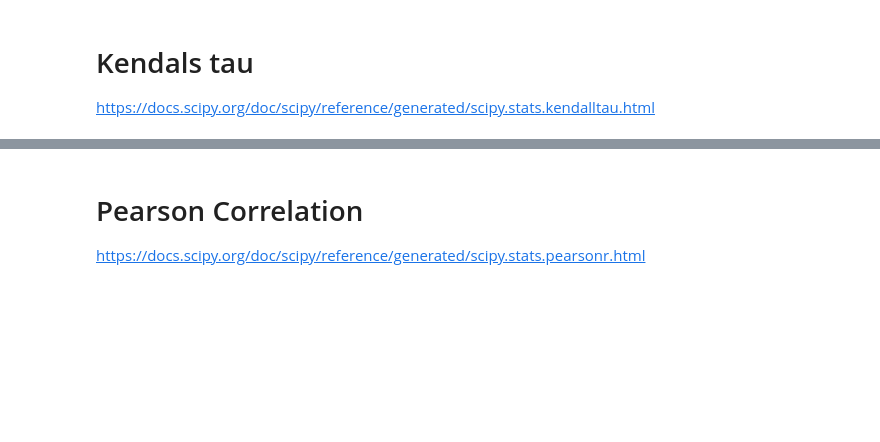
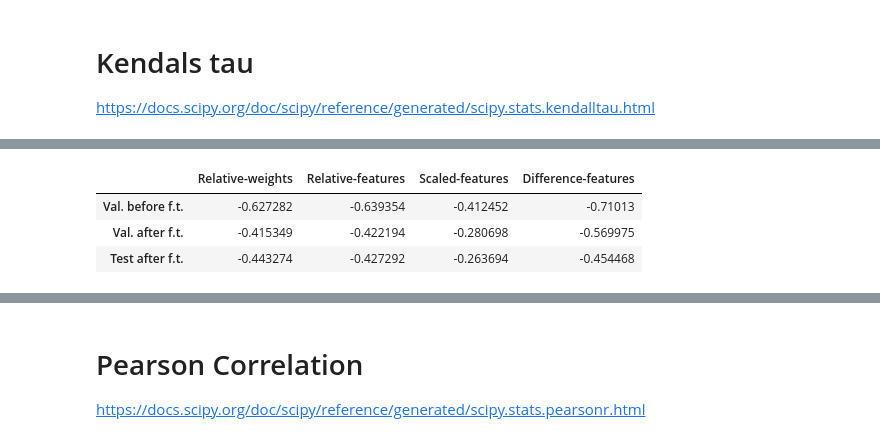
Before and after one commit to JSchuurmans/tddl, a Jupyter notebook: notebooks/results/rn18_c10_approx_vs_perform_ci.ipynb, the cells around one changed output, grey strips where cells are left out. Cells and saved outputs as stored; diff of their text form; code cells hidden in the pictures; blank space fills up the shorter version.

```diff
--- a/notebooks/results/rn18_c10_approx_vs_perform_ci.ipynb
+++ b/notebooks/results/rn18_c10_approx_vs_perform_ci.ipynb
@@ -1348,6 +1353,9 @@ https://docs.scipy.org/doc/scipy/reference/generated/scipy.stats.kendalltau.html
 from scipy.stats import kendalltau
 
 # scipy.stats.kendalltau(x, y, initial_lexsort=None, nan_policy='propagate', method='auto', variant='b', alternative='two-sided')
+
+# TODO: make multilevel columns
+# https://stackoverflow.com/questions/21443963/pandas-multilevel-column-names
 
 errors = ['error', 'relative_norm','scaled_norm','norm_diff']
 metrics = ['valid_acc_before_ft','valid_acc','test_acc']
@@ -1357,4 +1365,4 @@ df_kt = pd.DataFrame(index=metrics, columns=errors)
 for error in errors:
     for metric in metrics:
         corr, p = kendalltau(df[error], df[metric])
-        df_kt[error][metric] = (corr, p)
+        df_kt[error][metric] = corr
@@ -1367,0 +1392,18 @@ df_kt
+# %%
+neat_table_indices = {
+    'valid_acc_before_ft': "Val. before f.t.",
+    'valid_acc': "Val. after f.t.",
+    'test_acc': "Test after f.t.",
+}
+neat_table_columns = {
+    'error': "Relative-weights",
+    'relative_norm': "Relative-features",
+    'scaled_norm': "Scaled-features",
+    'norm_diff': "Difference-features"}
+df_kt.rename(index=neat_table_indices,columns=neat_table_columns, inplace=True)
+df_kt
+# %% [output]
+|  | Relative-weights | Relative-features | Scaled-features | Difference-features |
+| Val. before f.t. | -0.627282 | -0.639354 | -0.412452 | -0.71013 |
+| Val. after f.t. | -0.415349 | -0.422194 | -0.280698 | -0.569975 |
+| Test after f.t. | -0.443274 | -0.427292 | -0.263694 | -0.454468 |
```
Also changed, not shown: parts of 21 cells of this notebook, 5 other files.
